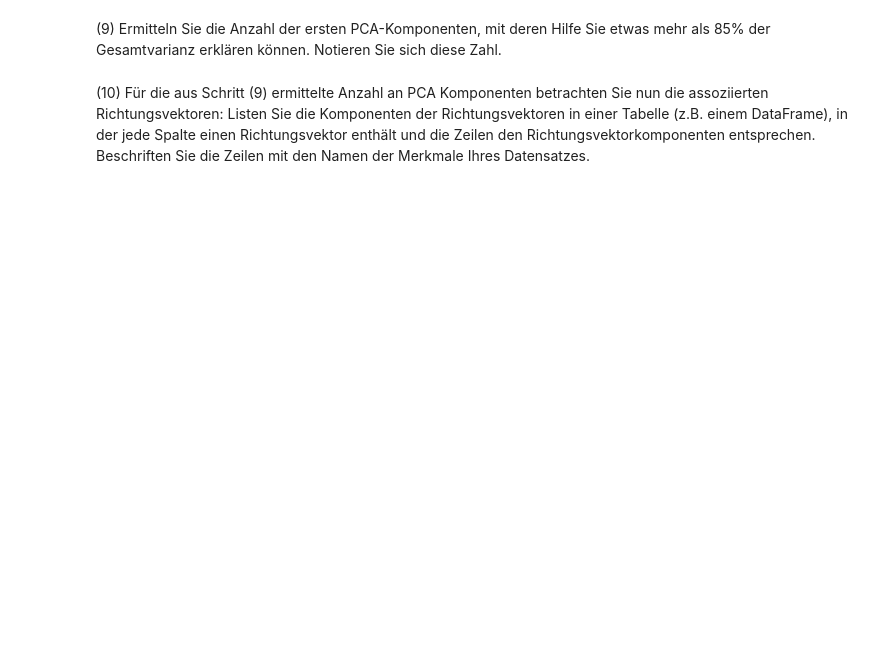
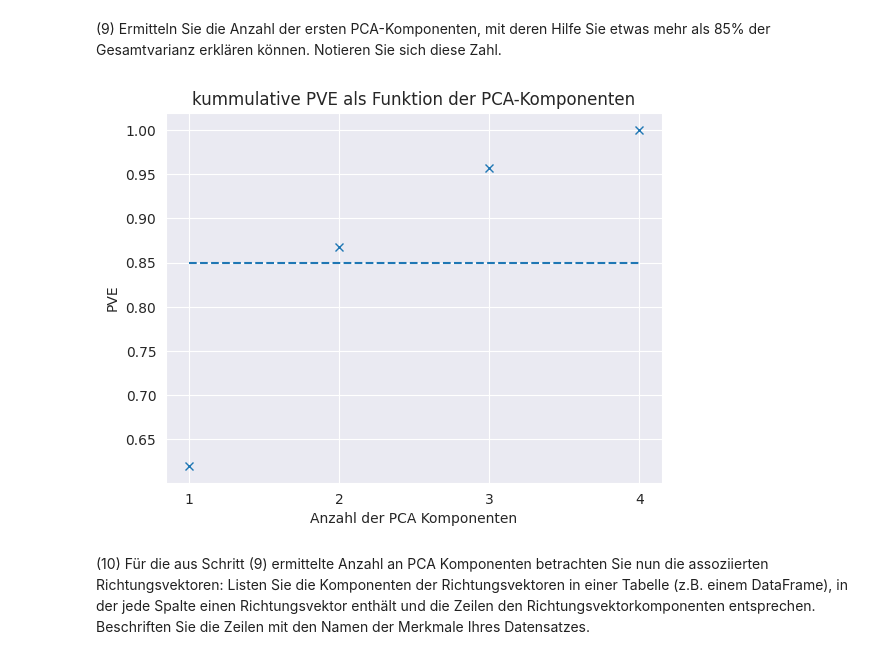
Before and after one commit to cortex359/ds.ss24, a Jupyter notebook: u06/TSRI-6.ipynb, the cells around one changed output. Saved outputs shown, nothing was run; the diff lists cells and outputs as text; code cells hidden in the pictures; blank space fills up the shorter version.

```diff
--- a/u06/TSRI-6.ipynb
+++ b/u06/TSRI-6.ipynb
@@ -301,4 +384,14 @@ In dieser Übung werden wir einen klassischen Datensatz untersuchen, der aus den
 # %% [markdown]
 (9) Ermitteln Sie die Anzahl der ersten PCA-Komponenten, mit deren Hilfe Sie etwas mehr als 85% der Gesamtvarianz erklären können. Notieren Sie sich diese Zahl.
+# %%
+plt.title("kummulative PVE als Funktion der PCA-Komponenten")
+plt.plot(np.arange(len(idx)) + 1, np.cumsum(pve), "x")
+plt.ylabel("PVE")
+plt.xlabel("Anzahl der PCA Komponenten")
+plt.xticks(np.arange(len(idx)) + 1)
+plt.hlines(y=0.85, xmin=1, xmax=4, linestyles="--")
+plt.show()
+# %% [output]
+[figure, added]
 # %% [markdown]
 (10) Für die aus Schritt (9) ermittelte Anzahl an PCA Komponenten betrachten Sie nun die assoziierten Richtungsvektoren: Listen Sie die Komponenten der Richtungsvektoren in einer Tabelle (z.B. einem DataFrame), in der jede Spalte einen Richtungsvektor enthält und die Zeilen den Richtungsvektorkomponenten entsprechen. Beschriften Sie die Zeilen mit den Namen der Merkmale Ihres Datensatzes.
```
Also changed, not shown: parts of 19 cells of this notebook, 1 other file.
